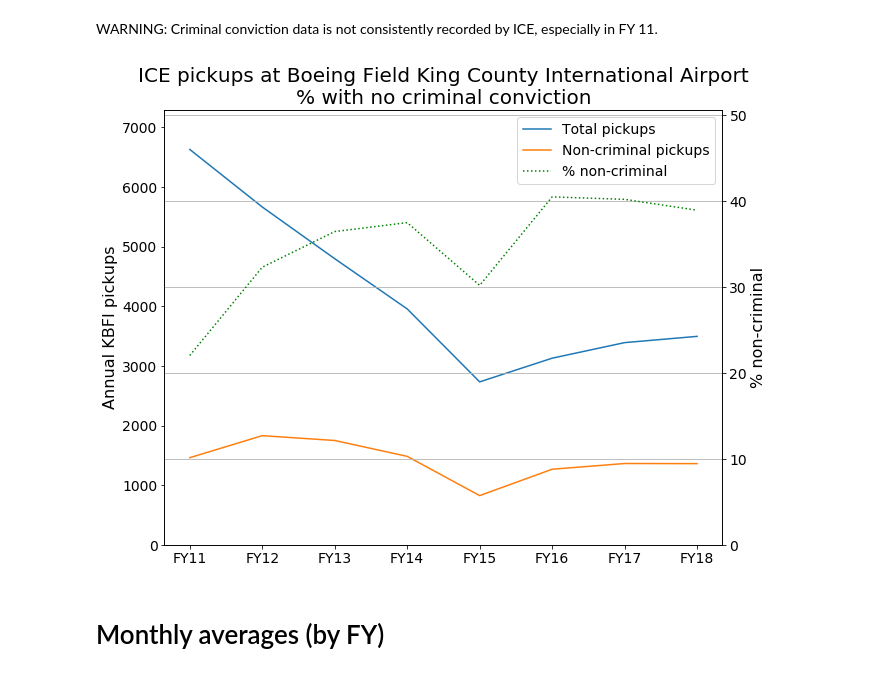
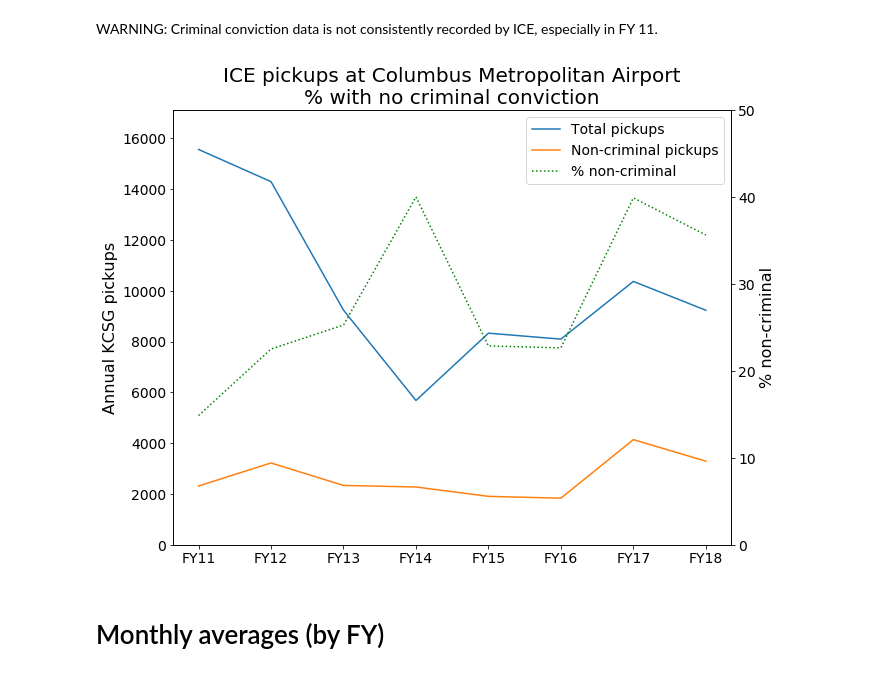
Before and after one commit to UWCHR/ice-air, a Jupyter notebook: analyze/note/airport.ipynb, the cells around one changed output. Cells and saved outputs as stored; diff of their text form; code cells hidden in the pictures.

```diff
--- a/analyze/note/airport.ipynb
+++ b/analyze/note/airport.ipynb
@@ -55,7 +55,7 @@ with open('../input/airport_dict.yaml', 'r') as yamlfile:
 # Specific airport
 # %%
 # Select records for an airport represented in the database using its 4-character ICAO code
-airport = 'KBFI'
+airport = 'KCSG'
 # %%
 airport_name = airport_dict[airport]['AirportName']
 
@@ -262,34 +259,35 @@ fig, ax1 = plt.subplots()
 
 ax2 = ax1.twinx()
 
 lns1 = ax1.plot(annual_data['total'], label='Total pickups')
 lns2 = ax1.plot(annual_data['NonCriminal'], label='Non-criminal pickups')
 ax1_max = annual_data['total'].max()
 ax1.set_ylim(0, (ax1_max * 1.1))
 ax1.set_ylabel(f'Annual {airport} pickups', fontsize=16)
 ax1.tick_params(axis='x', labelsize=14)
 ax1.tick_params(axis='y', labelsize=14)
+ax2.grid(None)
 
 lns3 = ax2.plot(annual_data['percent'], label='% non-criminal', linestyle=':', color='green')
 ax2_max = annual_data['percent'].max()
 ax2.set_ylim(0, (ax2_max * 1.25))
 ax2.set_ylabel('% non-criminal', fontsize=16)
 ax2.tick_params(axis='y', labelsize=14)
 ax2.grid(None)
 # ax2.set_xticklabels([f'FY{str(x)[2:4]}' for x in range(2011,2019)])
 
 lns = [lns1[0], lns2[0], lns3[0]]
 labs = [l.get_label() for l in lns]
 ax1.legend(lns, labs, loc=0, fontsize=14)
 
 ax1.set_title(f'ICE pickups at {airport_name}\n% with no criminal conviction', fontsize=20)
 
 fig.set_size_inches(10, 8)
 
 plt.show()
 fig.savefig(f'../output/{airport}_NoCrim.png', dpi=100)
 # %% [output]
-[figure, old version]
+[figure, new version]
 # %% [markdown]
 # Monthly averages (by FY)
 # %% [markdown]
```
Also changed, not shown: parts of 31 cells of this notebook, 24 other files.
